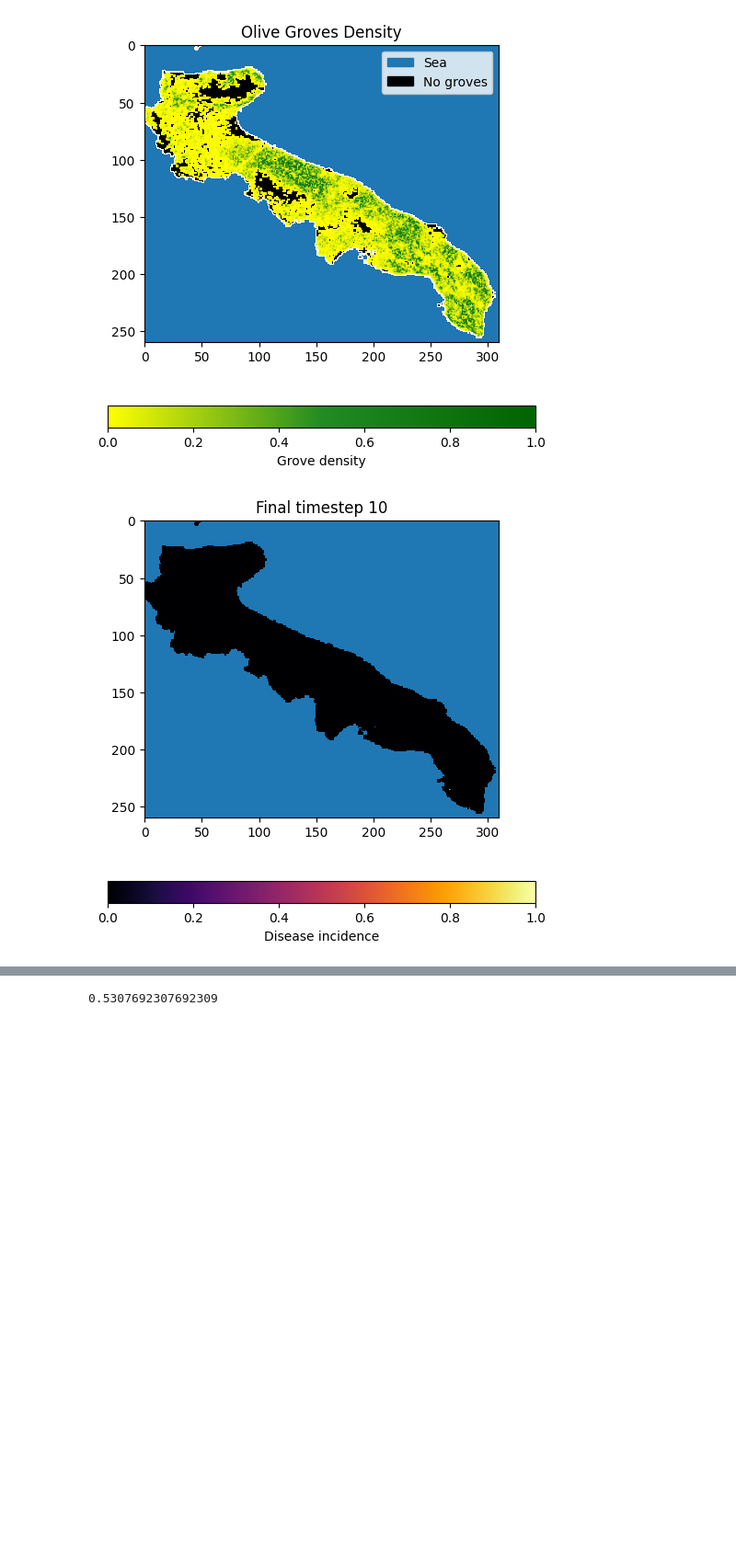
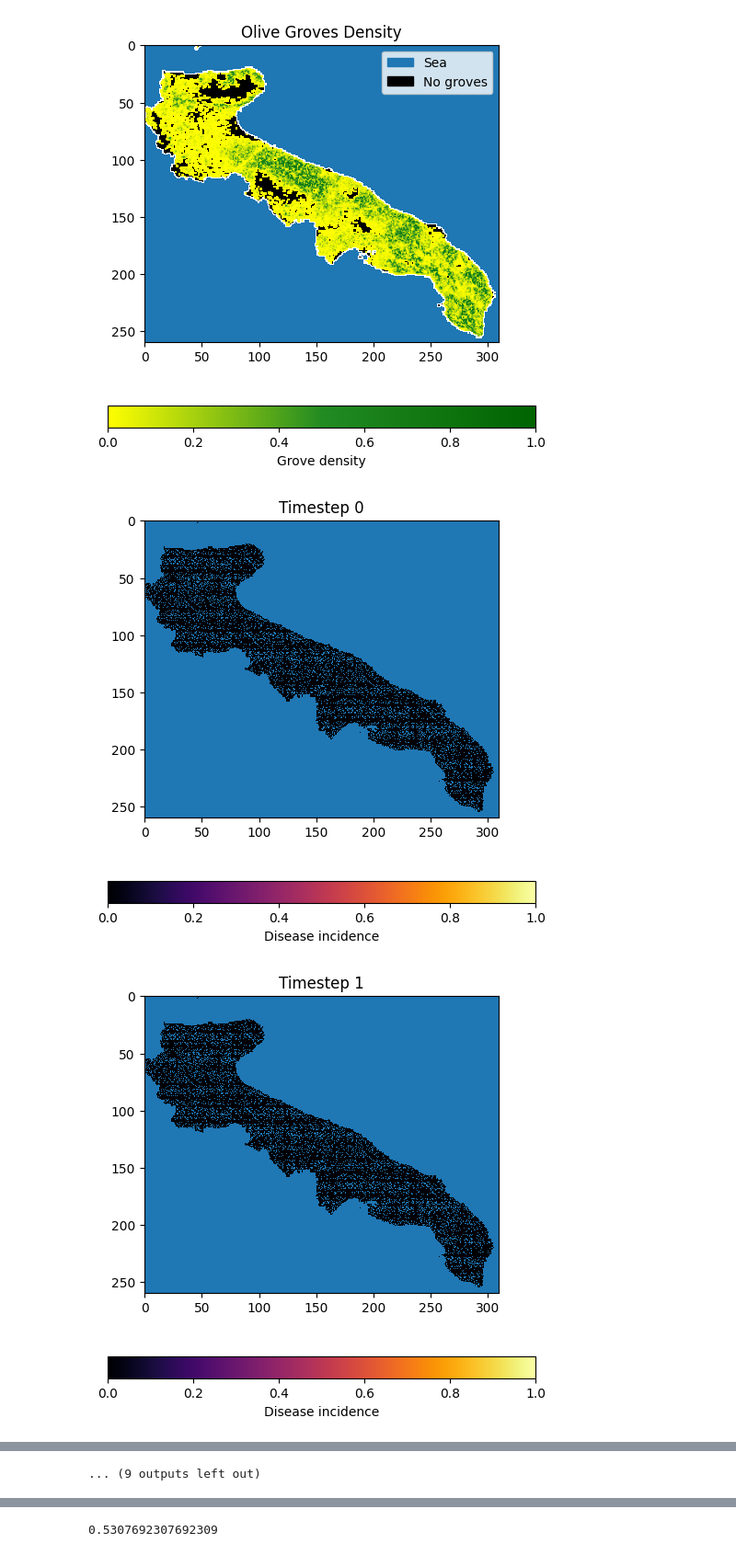
Before and after one commit to LeonMengoni/Xylella-Fastidiosa, a Jupyter notebook: Xylella_simulation.ipynb, the cells around one changed output, grey strips where cells are left out. Shown at 92% size. Cells and saved outputs as stored; diff of their text form; code cells hidden in the pictures; blank space fills up the shorter version.

```diff
--- a/Xylella_simulation.ipynb
+++ b/Xylella_simulation.ipynb
@@ -38,7 +38,7 @@ a = 0 # relative carrying capacity in non olive plants
 tol = 1e-8 # 1e-8 numerical noise tolerance (IF TOLERANCE IS TOO BIG, IT CAN HAPPEN THAT THE SIMULATION IS TRUNCATED AT THE FIRST ITERATION)
 
 # Dispersal type
-dispersal_type = "levy_flight" # Levy flight jumps
+dispersal_type = "short_long" # Levy flight jumps
 # dispersal_type = "short_long" # Short + long kernel (White, 2017)
 
 # Short distance kernel
@@ -73,12 +73,13 @@ parameters = {'control_zone': [control, EZW, BZW, BZ_eff],
 # %%
 # RUN SIMULATION AND PLOT OUTCOME
 
 # np.random.seed(5)
 
-timesteps = 10
+timesteps = 20
 
 GRID.simulate(timesteps, parameters)
-# GRID.plot_incidence(figsize=(6,6))
-GRID.plot_final_incidence(figsize=(6,6))
+GRID.plot_incidence(figsize=(6,6))
+# GRID.plot_final_incidence(figsize=(6,6))
 # %% [output]
-[figure, old version]
+[figure, new version]
+[figure, added]
@@ -84,0 +96 @@ GRID.plot_final_incidence(figsize=(6,6))
+... (9 outputs left out)
```
Also changed, not shown: parts of 3 cells of this notebook, 1 other file.
